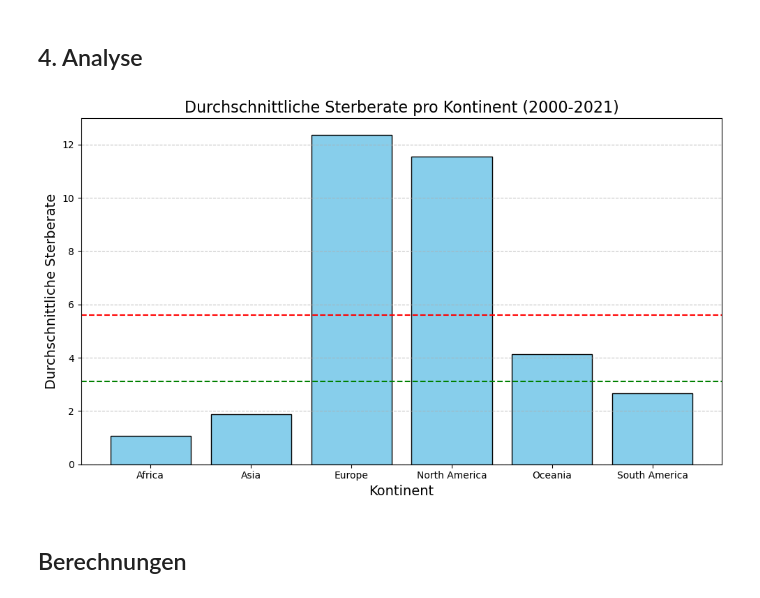
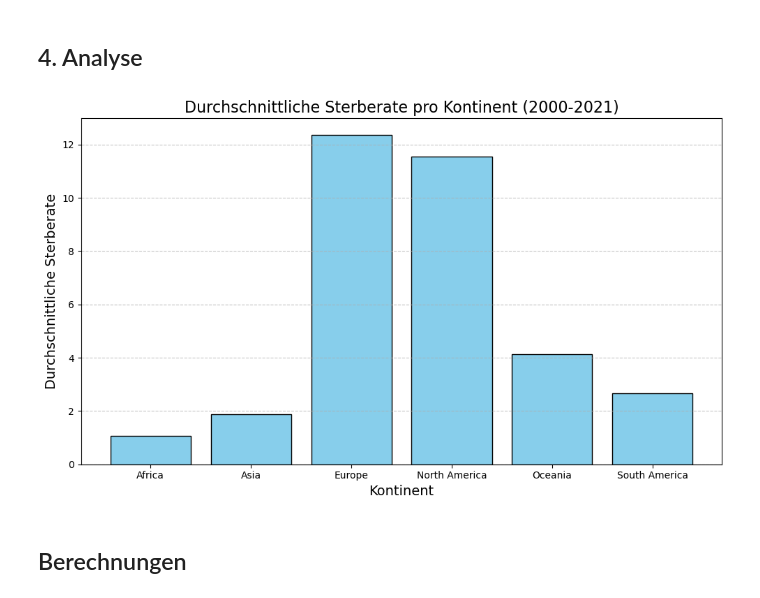
Before and after one commit to Joyce-ops/BMLD-LN2-Carmen-Mcqulat-Joyce, a Jupyter notebook: Leistungsnachweis 2.ipynb, the cells around one changed output. Saved outputs shown, nothing was run; the diff lists cells and outputs as text; code cells hidden in the pictures.

```diff
--- a/Leistungsnachweis 2.ipynb
+++ b/Leistungsnachweis 2.ipynb
@@ -415,24 +415,21 @@ g.legend()
 # %%
 kontinente = ['Africa', 'Asia', 'Europe', 'North America', 'Oceania', 'South America']
 
 avg_sterberate = df_pivot.loc[kontinente].mean(axis=1)
 
 plt.figure(figsize=(10, 6))
 plt.bar(avg_sterberate.index, avg_sterberate.values, color='skyblue', edgecolor='black')
 
 plt.title("Durchschnittliche Sterberate pro Kontinent (2000-2021)", fontsize=16)
 plt.xlabel("Kontinent", fontsize=14)
 plt.ylabel("Durchschnittliche Sterberate", fontsize=14)
 
-plt.axhline(y=mittelwert, color='red', linestyle='--', label=f"Mittelwert: {mittelwert}")
-plt.axhline(y=median, color='green', linestyle='--', label=f"Median: {median}")
-
 plt.grid(axis='y', linestyle='--', alpha=0.7)
 plt.tight_layout()
 
 plt.show()
 # %% [output]
-[figure, old version]
+[figure, new version]
 # %% [markdown]
 ## Berechnungen
 # %%
```
Also changed, not shown: parts of 1 cell of this notebook.
